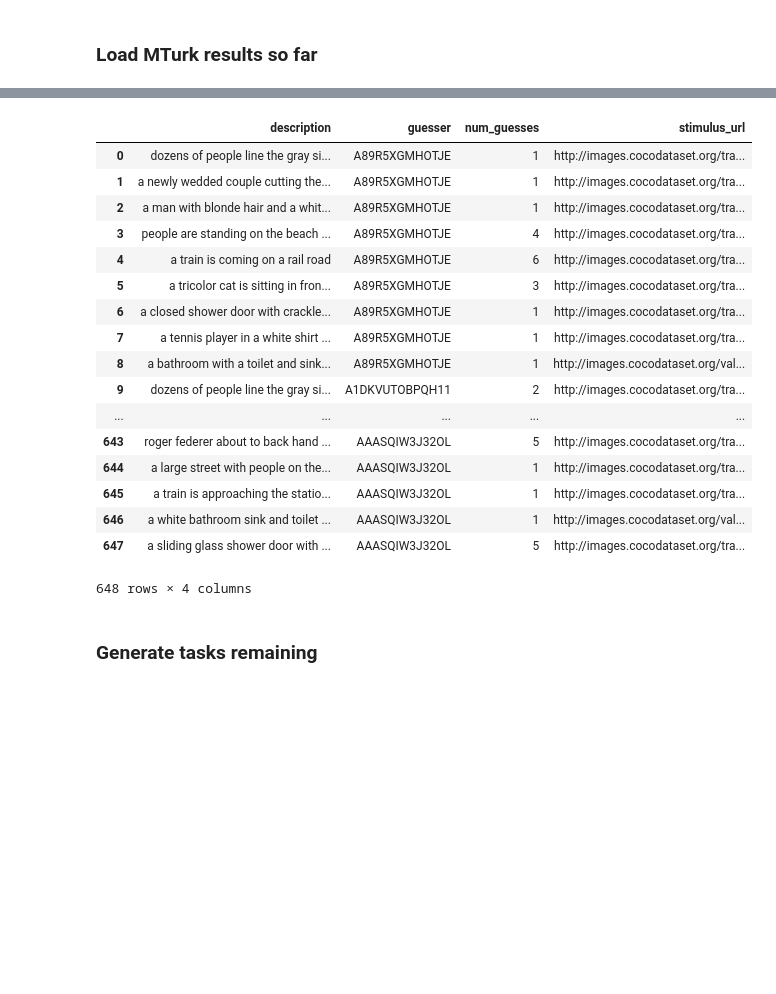
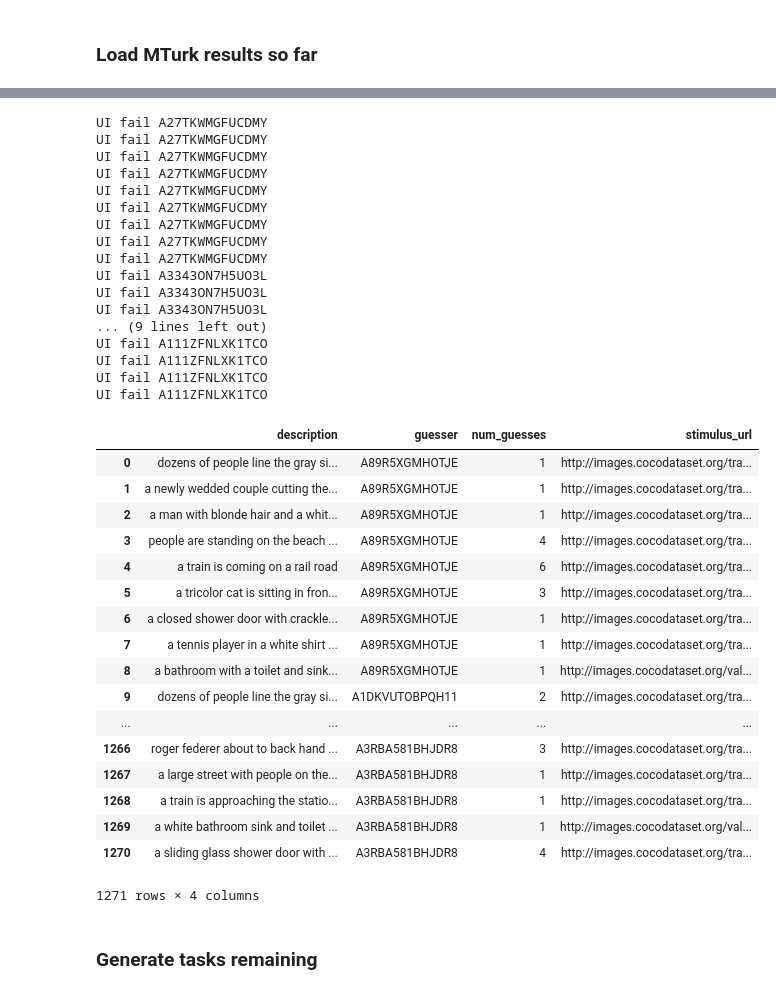
Before and after one commit to kcarnold/textrec, a Jupyter notebook: notebooks/Analysis.ipynb, the cells around one changed output, grey strips where cells are left out. Cells and saved outputs as stored; diff of their text form; code cells hidden in the pictures; blank space fills up the shorter version.

```diff
--- a/notebooks/Analysis.ipynb
+++ b/notebooks/Analysis.ipynb
@@ -366,33 +435,53 @@ batched_guesses_results = (
 # %%
 guesses_results = []
 for i, row in batched_guesses_results.iterrows():
     for page in json.loads(row['Answer.results']):
 #         print(page)
         guess_indices = [guess['idx'] for guess in page['guesses']]
+        if len(guess_indices) == 0:
+            print("UI fail", row['WorkerId'])
+            continue
 #         guessed_right_sometime = [row.correctIdx in row.guess_indices for row in mturk_nafc_results.itertuples()]
         stimulus_url = [img for img in page['images'] if img['isCorrect']][0]['url']
         guesses_results.append(dict(
             guesser=row['WorkerId'],
             description=page['description'],
             num_guesses=len(guess_indices),
             stimulus_url=stimulus_url))
 pd.DataFrame(guesses_results)
 # %% [output]
+UI fail A27TKWMGFUCDMY
+UI fail A27TKWMGFUCDMY
+UI fail A27TKWMGFUCDMY
+UI fail A27TKWMGFUCDMY
+UI fail A27TKWMGFUCDMY
+UI fail A27TKWMGFUCDMY
+UI fail A27TKWMGFUCDMY
+UI fail A27TKWMGFUCDMY
+UI fail A27TKWMGFUCDMY
+UI fail A3343ON7H5UO3L
+UI fail A3343ON7H5UO3L
+UI fail A3343ON7H5UO3L
+... (9 lines left out)
+UI fail A111ZFNLXK1TCO
+UI fail A111ZFNLXK1TCO
+UI fail A111ZFNLXK1TCO
+UI fail A111ZFNLXK1TCO
 |  | description | guesser | num_guesses | stimulus_url |
 | 0 | dozens of people line the gray si... | A89R5XGMHOTJE | 1 | http://images.cocodataset.org/tra... |
 | 1 | a newly wedded couple cutting the... | A89R5XGMHOTJE | 1 | http://images.cocodataset.org/tra... |
 | 2 | a man with blonde hair and a whit... | A89R5XGMHOTJE | 1 | http://images.cocodataset.org/tra... |
 | 3 | people are standing on the beach ... | A89R5XGMHOTJE | 4 | http://images.cocodataset.org/tra... |
 | 4 | a train is coming on a rail road | A89R5XGMHOTJE | 6 | http://images.cocodataset.org/tra... |
 | 5 | a tricolor cat is sitting in fron... | A89R5XGMHOTJE | 3 | http://images.cocodataset.org/tra... |
 | 6 | a closed shower door with crackle... | A89R5XGMHOTJE | 1 | http://images.cocodataset.org/tra... |
 | 7 | a tennis player in a white shirt ... | A89R5XGMHOTJE | 1 | http://images.cocodataset.org/tra... |
 | 8 | a bathroom with a toilet and sink... | A89R5XGMHOTJE | 1 | http://images.cocodataset.org/val... |
 | 9 | dozens of people line the gray si... | A1DKVUTOBPQH11 | 2 | http://images.cocodataset.org/tra... |
 | ... | ... | ... | ... | ... |
-| 643 | roger federer about to back hand ... | AAASQIW3J32OL | 5 | http://images.cocodataset.org/tra... |
-| 644 | a large street with people on the... | AAASQIW3J32OL | 1 | http://images.cocodataset.org/tra... |
-| 645 | a train is approaching the statio... | AAASQIW3J32OL | 1 | http://images.cocodataset.org/tra... |
-| 646 | a white bathroom sink and toilet ... | AAASQIW3J32OL | 1 | http://images.cocodataset.org/val... |
-| 647 | a sliding glass shower door with ... | AAASQIW3J32OL | 5 | http://images.cocodataset.org/tra... |
+| 1266 | roger federer about to back hand ... | A3RBA581BHJDR8 | 3 | http://images.cocodataset.org/tra... |
+| 1267 | a large street with people on the... | A3RBA581BHJDR8 | 1 | http://images.cocodataset.org/tra... |
+| 1268 | a train is approaching the statio... | A3RBA581BHJDR8 | 1 | http://images.cocodataset.org/tra... |
+| 1269 | a white bathroom sink and toilet ... | A3RBA581BHJDR8 | 1 | http://images.cocodataset.org/val... |
+| 1270 | a sliding glass shower door with ... | A3RBA581BHJDR8 | 4 | http://images.cocodataset.org/tra... |
-648 rows × 4 columns
+1271 rows × 4 columns
```
Also changed, not shown: parts of 48 cells of this notebook, 1 other file.
